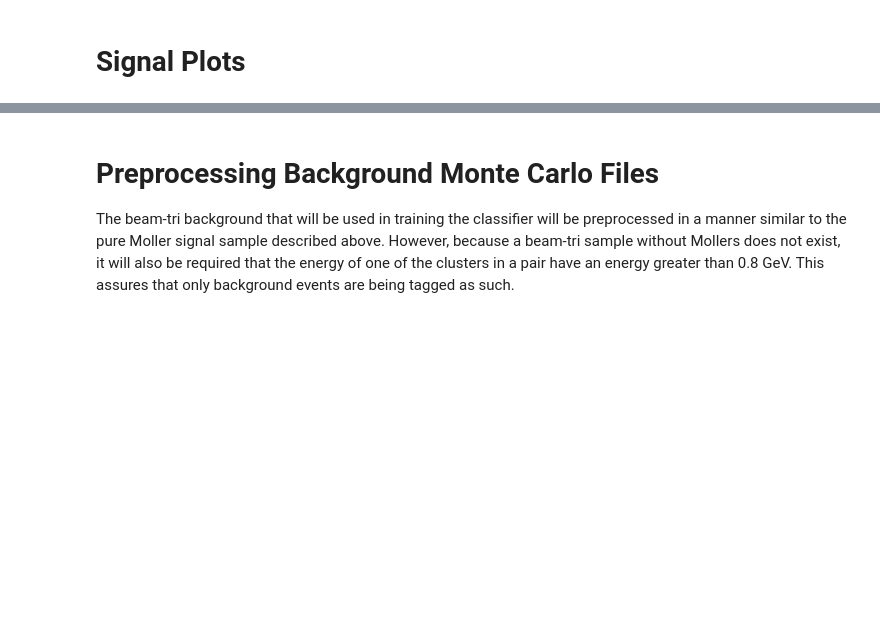
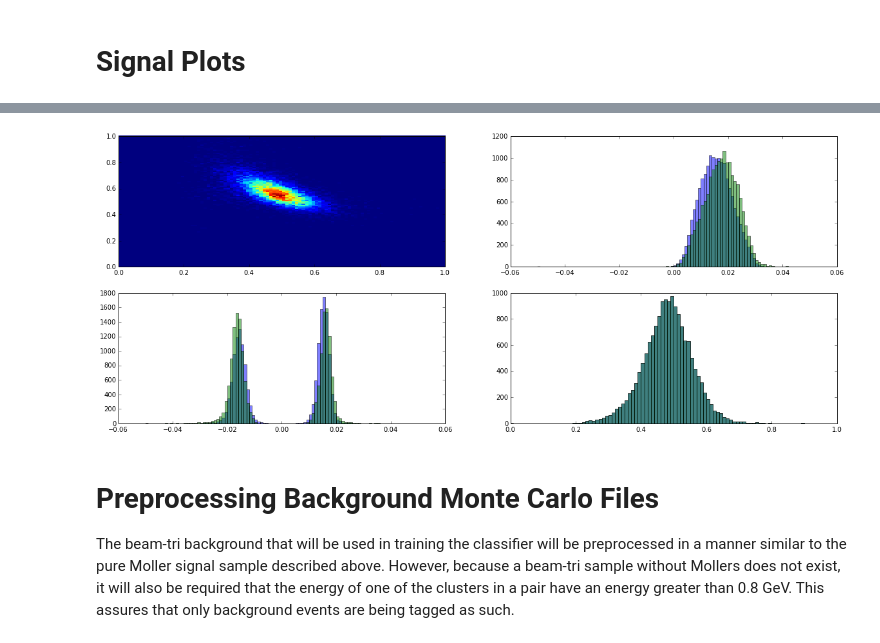
Before and after one commit to omar-moreno/hps-analysis, a Jupyter notebook: python/notebooks/moller_classification.ipynb, the cells around one changed output, grey strips where cells are left out. Drawn from its saved outputs; the diff is of its cells as text; code cells hidden in the pictures; blank space fills up the shorter version.

```diff
--- a/python/notebooks/moller_classification.ipynb
+++ b/python/notebooks/moller_classification.ipynb
@@ -81,3 +52,24 @@ plt.colorbar()
+# %%
+track_0_p = X_rec['track_0_p']
+track_0_px = X_rec['track_0_px']
+track_0_py = X_rec['track_0_py']
+track_0_pz = X_rec['track_0_pz']
+track_1_p = X_rec['track_1_p']
+track_1_px = X_rec['track_1_px']
+track_1_py = X_rec['track_1_py']
+track_1_pz = X_rec['track_1_pz']
+fig, axes = plt.subplots(nrows=2, ncols=2, figsize=(20,8))
+ax0, ax1, ax2, ax3 = axes.flat
+colors = ['red', 'blue']
+ax0.hist2d(track_0_p, track_1_p, bins=100, range=[[0, 1], [0, 1]])
+ax1.hist(track_0_px, bins=100, range=(-0.05, 0.05), alpha=0.5)
+ax1.hist(track_1_px, bins=100, range=(-0.05, 0.05), alpha=0.5)
+ax2.hist(track_0_py, bins=100, range=(-0.05, 0.05), alpha=0.5)
+ax2.hist(track_1_py, bins=100, range=(-0.05, 0.05), alpha=0.5)
+ax3.hist(track_0_pz, bins=100, range=(0, 1.), alpha=0.5);
+ax3.hist(track_0_pz, bins=100, range=(0, 1.), alpha=0.5);
+# %% [output]
+[figure, added]
 # %% [markdown]
 # Preprocessing Background Monte Carlo Files
 
```
Also changed, not shown: parts of 48 cells of this notebook.
